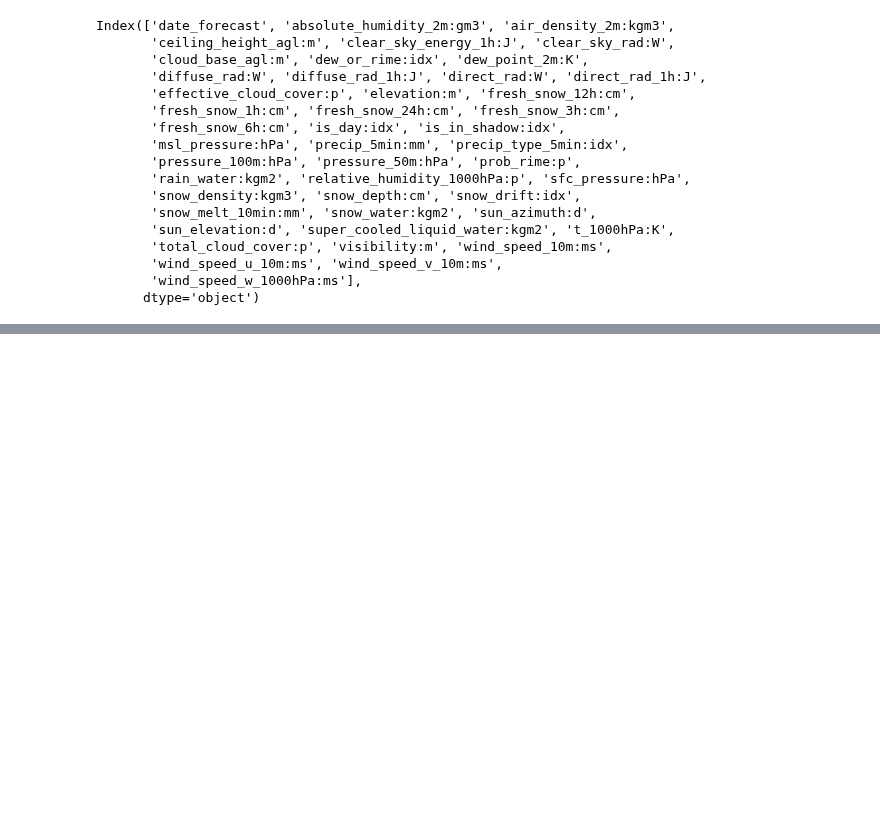
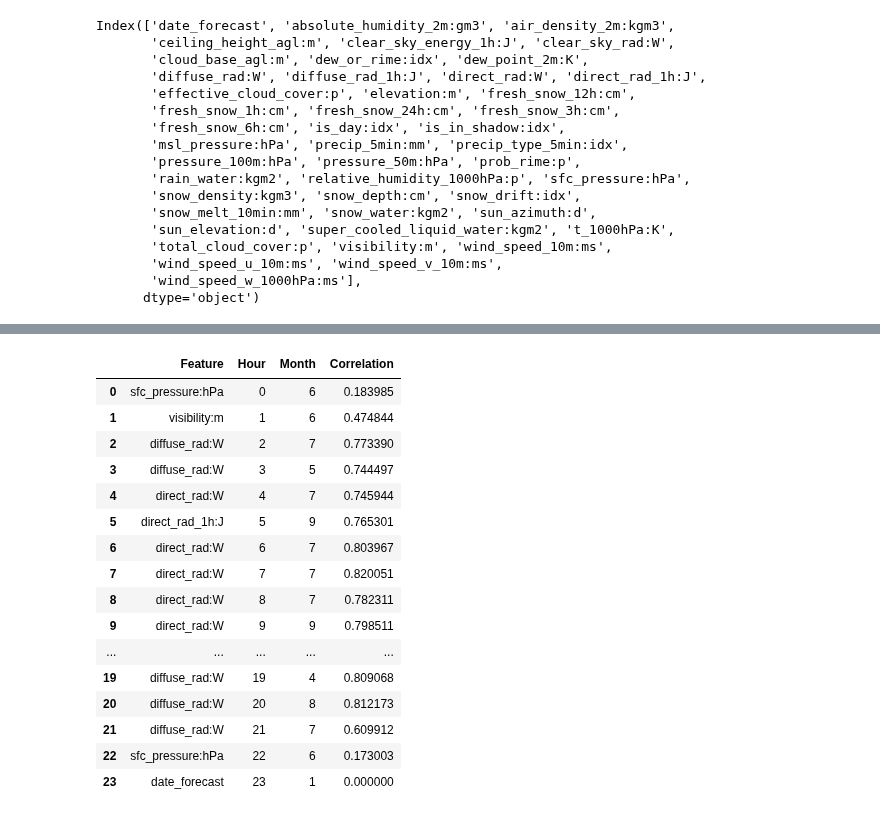
Before and after one commit to simenstang/TDT4173, a Jupyter notebook: data/long_notebook.ipynb, the cells around one changed output, grey strips where cells are left out. Saved outputs shown, nothing was run; the diff lists cells and outputs as text; code cells hidden in the pictures; blank space fills up the shorter version.

```diff
--- a/data/long_notebook.ipynb
+++ b/data/long_notebook.ipynb
@@ -229,0 +261,34 @@ df_A.head(100)
+# %%
+# The most highly correlated value for every hour
+
+max_corr_rows = pd.DataFrame()
+
+for hour in range(0, 24):
+    hourly_data = data_a[data_a['Hour'] == hour]
+
+    if not hourly_data.empty:
+        max_corr_idx = hourly_data['Correlation'].idxmax()
+        max_corr_rows = pd.concat([max_corr_rows, data_a.loc[[max_corr_idx]]], ignore_index=True)
+
+max_corr_rows.sort_values('Hour', inplace=True)
+max_corr_rows.reset_index(drop=True, inplace=True)
+
+max_corr_rows
+# %% [output]
+|  | Feature | Hour | Month | Correlation |
+| 0 | sfc_pressure:hPa | 0 | 6 | 0.183985 |
+| 1 | visibility:m | 1 | 6 | 0.474844 |
+| 2 | diffuse_rad:W | 2 | 7 | 0.773390 |
+| 3 | diffuse_rad:W | 3 | 5 | 0.744497 |
+| 4 | direct_rad:W | 4 | 7 | 0.745944 |
+| 5 | direct_rad_1h:J | 5 | 9 | 0.765301 |
+| 6 | direct_rad:W | 6 | 7 | 0.803967 |
+| 7 | direct_rad:W | 7 | 7 | 0.820051 |
+| 8 | direct_rad:W | 8 | 7 | 0.782311 |
+| 9 | direct_rad:W | 9 | 9 | 0.798511 |
+| ... | ... | ... | ... | ... |
+| 19 | diffuse_rad:W | 19 | 4 | 0.809068 |
+| 20 | diffuse_rad:W | 20 | 8 | 0.812173 |
+| 21 | diffuse_rad:W | 21 | 7 | 0.609912 |
+| 22 | sfc_pressure:hPa | 22 | 6 | 0.173003 |
+| 23 | date_forecast | 23 | 1 | 0.000000 |
```
Also changed, not shown: parts of 6 cells of this notebook, 2 other files.
